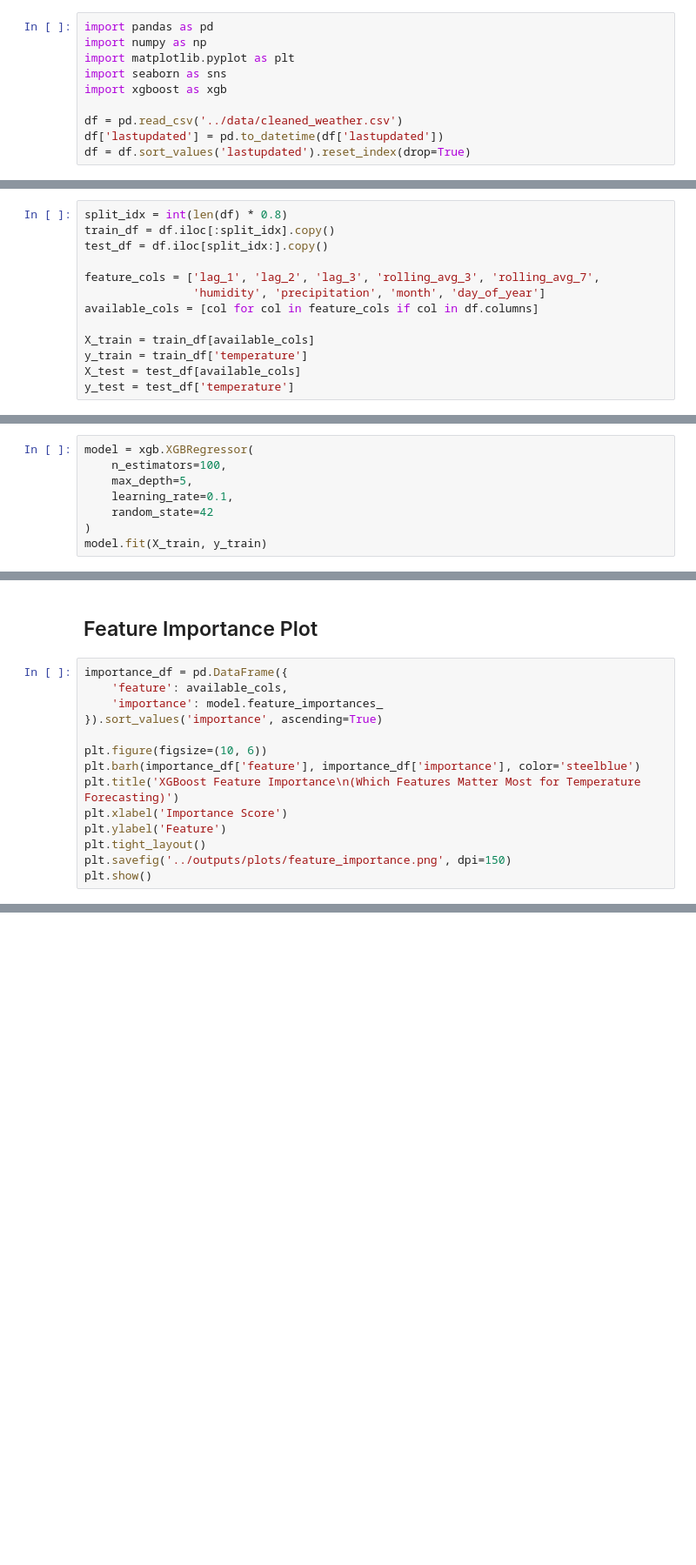
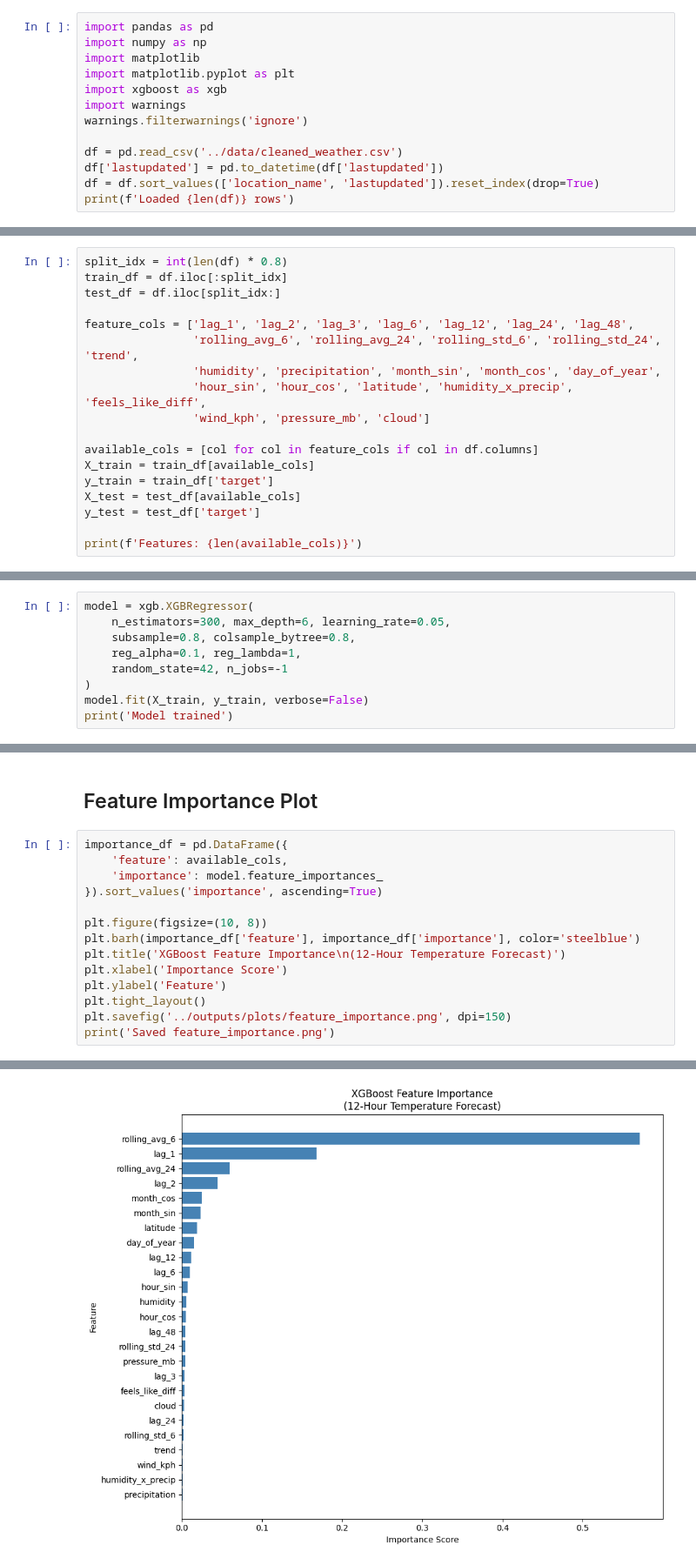
Before and after one commit to theodorant32/AI-PM-Data, a Jupyter notebook: notebooks/04_feature_analysis.ipynb, the cells around one changed output, grey strips where cells are left out. Shown at 87% size. Saved outputs shown, nothing was run; the diff lists cells and outputs as text; blank space fills up the shorter version.

```diff
--- a/notebooks/04_feature_analysis.ipynb
+++ b/notebooks/04_feature_analysis.ipynb
@@ -5,10 +5,13 @@ Understanding which features drive the XGBoost model's predictions.
 # %%
 import pandas as pd
 import numpy as np
+import matplotlib
 import matplotlib.pyplot as plt
-import seaborn as sns
 import xgboost as xgb
+import warnings
+warnings.filterwarnings('ignore')
 
 df = pd.read_csv('../data/cleaned_weather.csv')
 df['lastupdated'] = pd.to_datetime(df['lastupdated'])
-df = df.sort_values('lastupdated').reset_index(drop=True)
+df = df.sort_values(['location_name', 'lastupdated']).reset_index(drop=True)
+print(f'Loaded {len(df)} rows')
@@ -24,13 +49,18 @@ df = df.dropna().reset_index(drop=True)
 # %%
 split_idx = int(len(df) * 0.8)
-train_df = df.iloc[:split_idx].copy()
-test_df = df.iloc[split_idx:].copy()
+train_df = df.iloc[:split_idx]
+test_df = df.iloc[split_idx:]
 
-feature_cols = ['lag_1', 'lag_2', 'lag_3', 'rolling_avg_3', 'rolling_avg_7',
-                'humidity', 'precipitation', 'month', 'day_of_year']
+feature_cols = ['lag_1', 'lag_2', 'lag_3', 'lag_6', 'lag_12', 'lag_24', 'lag_48',
+                'rolling_avg_6', 'rolling_avg_24', 'rolling_std_6', 'rolling_std_24', 'trend',
+                'humidity', 'precipitation', 'month_sin', 'month_cos', 'day_of_year',
+                'hour_sin', 'hour_cos', 'latitude', 'humidity_x_precip', 'feels_like_diff',
+                'wind_kph', 'pressure_mb', 'cloud']
+
 available_cols = [col for col in feature_cols if col in df.columns]
+X_train = train_df[available_cols]
+y_train = train_df['target']
+X_test = test_df[available_cols]
+y_test = test_df['target']
 
-X_train = train_df[available_cols]
-y_train = train_df['temperature']
-X_test = test_df[available_cols]
-y_test = test_df['temperature']
+print(f'Features: {len(available_cols)}')
@@ -37,8 +69,9 @@ y_test = test_df['temperature']
 # %%
 model = xgb.XGBRegressor(
-    n_estimators=100,
-    max_depth=5,
-    learning_rate=0.1,
-    random_state=42
+    n_estimators=300, max_depth=6, learning_rate=0.05,
+    subsample=0.8, colsample_bytree=0.8,
+    reg_alpha=0.1, reg_lambda=1,
+    random_state=42, n_jobs=-1
 )
-model.fit(X_train, y_train)
+model.fit(X_train, y_train, verbose=False)
+print('Model trained')
@@ -50,11 +85,12 @@ importance_df = pd.DataFrame({
     'importance': model.feature_importances_
 }).sort_values('importance', ascending=True)
 
-plt.figure(figsize=(10, 6))
+plt.figure(figsize=(10, 8))
 plt.barh(importance_df['feature'], importance_df['importance'], color='steelblue')
-plt.title('XGBoost Feature Importance\n(Which Features Matter Most for Temperature Forecasting)')
+plt.title('XGBoost Feature Importance\n(12-Hour Temperature Forecast)')
 plt.xlabel('Importance Score')
 plt.ylabel('Feature')
 plt.tight_layout()
 plt.savefig('../outputs/plots/feature_importance.png', dpi=150)
-plt.show()
+print('Saved feature_importance.png')
+# %% [output]
@@ -61,3 +98,4 @@ plt.show()
+[figure, added]
 # %%
 print('Feature Importance Rankings:')
 for idx, row in importance_df[::-1].iterrows():
```
Also changed, not shown: parts of 14 cells of this notebook, 12 other files.
